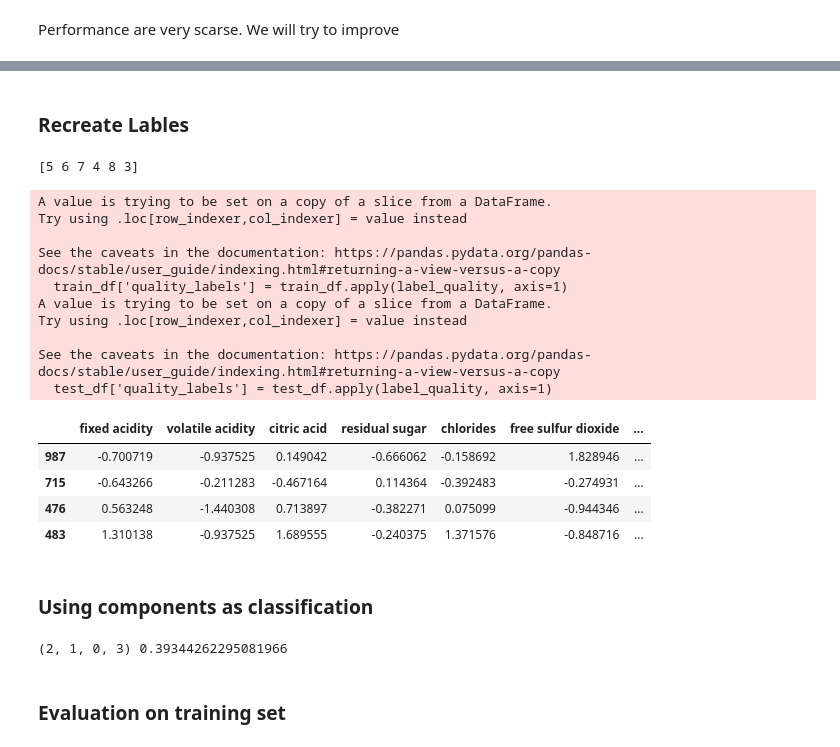
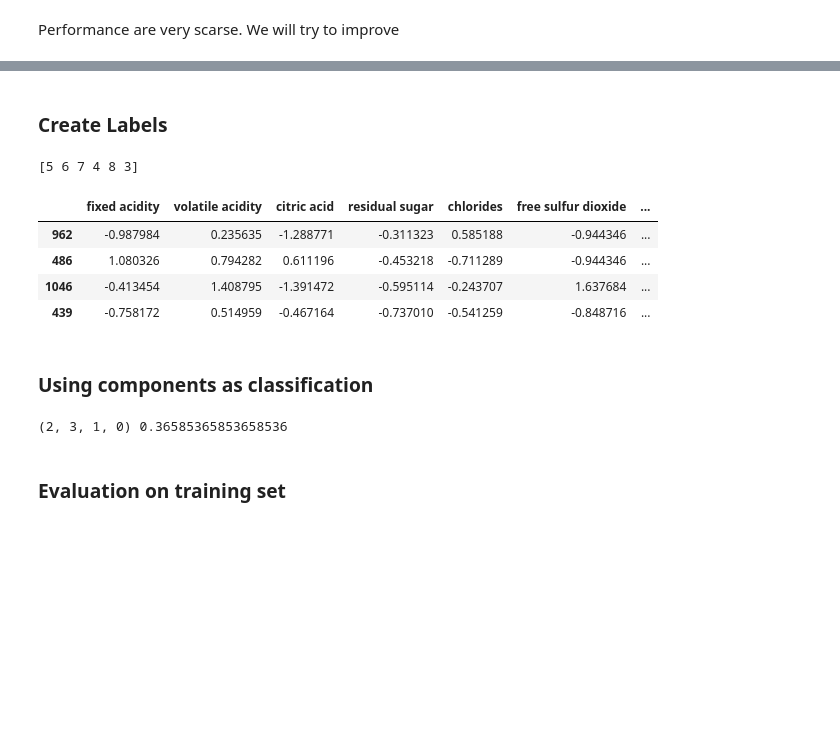
Before and after one commit to gabryallaseconda/UnsupervisedLearningModelsComparison_CUBoulder, a Jupyter notebook: submission.ipynb, the cells around one changed output, grey strips where cells are left out. Saved outputs shown, nothing was run; the diff lists cells and outputs as text; code cells hidden in the pictures; blank space fills up the shorter version.

```diff
--- a/submission.ipynb
+++ b/submission.ipynb
@@ -277,44 +283,33 @@ Shape of U without noise: (1281, 4)
-# %% [markdown]
-### Recreate Lables
+# %% [markdown]
+### Create Labels
 # %%
 print(df['quality'].unique())
 
 def label_quality(row):
     if row['quality'] <= 3:
         return 'poor'
     elif row['quality'] in [4, 5]:
         return 'fair'
     elif row['quality'] in [6, 7]:
         return 'good'
     elif row['quality'] >= 8:
         return 'excellent'
     else:
         return 'unknown'
 
 # Applicare la funzione alla colonna 'quality' per creare una nuova colonna 'quality_labels'
-train_df['quality_labels'] = train_df.apply(label_quality, axis=1)
-test_df['quality_labels'] = test_df.apply(label_quality, axis=1)
+df['quality_labels'] = df.apply(label_quality, axis=1)
 
 
 # Visualizzare il DataFrame con la nuova colonna
-train_df.sample(4)
+df.sample(4)
 # %% [output]
 [5 6 7 4 8 3]
-A value is trying to be set on a copy of a slice from a DataFrame.
-Try using .loc[row_indexer,col_indexer] = value instead
-
-See the caveats in the documentation: https://pandas.pydata.org/pandas-docs/stable/user_guide/indexing.html#returning-a-view-versus-a-copy
-  train_df['quality_labels'] = train_df.apply(label_quality, axis=1)
-A value is trying to be set on a copy of a slice from a DataFrame.
-Try using .loc[row_indexer,col_indexer] = value instead
-
-See the caveats in the documentation: https://pandas.pydata.org/pandas-docs/stable/user_guide/indexing.html#returning-a-view-versus-a-copy
-  test_df['quality_labels'] = test_df.apply(label_quality, axis=1)
 |  | fixed acidity | volatile acidity | citric acid | residual sugar | chlorides | free sulfur dioxide | ... |
-| 987 | -0.700719 | -0.937525 | 0.149042 | -0.666062 | -0.158692 | 1.828946 | ... |
-| 715 | -0.643266 | -0.211283 | -0.467164 | 0.114364 | -0.392483 | -0.274931 | ... |
-| 476 | 0.563248 | -1.440308 | 0.713897 | -0.382271 | 0.075099 | -0.944346 | ... |
-| 483 | 1.310138 | -0.937525 | 1.689555 | -0.240375 | 1.371576 | -0.848716 | ... |
+| 962 | -0.987984 | 0.235635 | -1.288771 | -0.311323 | 0.585188 | -0.944346 | ... |
+| 486 | 1.080326 | 0.794282 | 0.611196 | -0.453218 | -0.711289 | -0.944346 | ... |
+| 1046 | -0.413454 | 1.408795 | -1.391472 | -0.595114 | -0.243707 | 1.637684 | ... |
+| 439 | -0.758172 | 0.514959 | -0.467164 | -0.737010 | -0.541259 | -0.848716 | ... |
 # %% [markdown]
 ### Using components as classification
 # %%
@@ -343,14 +338,14 @@ def label_permute_compare(unique_labels, true_labels,predicted,n=5):
     return best_order, highest_accuracy
 # %%
 unique_labels = ['poor', 'fair', 'good', 'excellent']
-true_labels = train_df['quality_labels'].tolist()
+true_labels = df['quality_labels'].tolist()
 
 predicted = np.argmax(reduced_features, axis = 1)
 
 labelorder, acc = label_permute_compare(unique_labels=unique_labels, true_labels = true_labels, predicted= predicted, n=4)
 print(labelorder, acc)
 # %% [output]
-(2, 1, 0, 3) 0.39344262295081966
+(2, 3, 1, 0) 0.36585365853658536
 # %% [markdown]
 ### Evaluation on training set
 # %%
```
Also changed, not shown: parts of 23 cells of this notebook, 5 other files.
